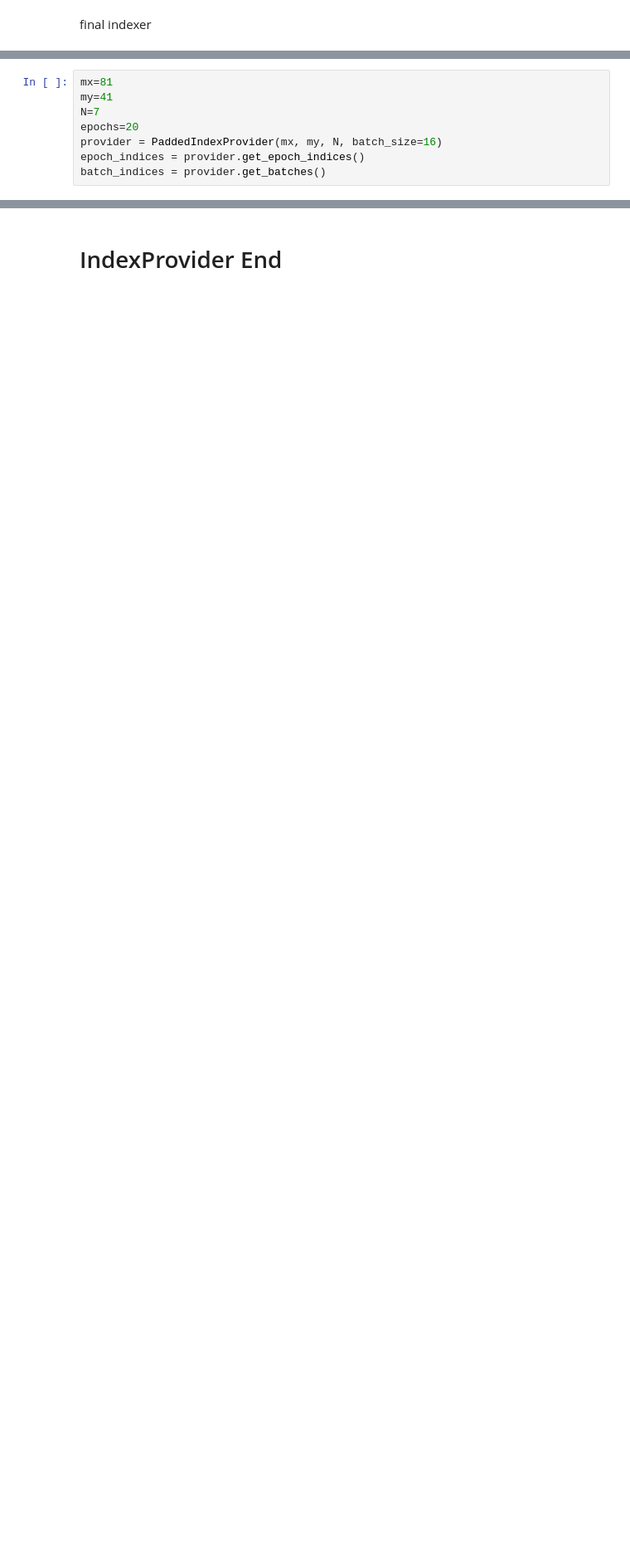
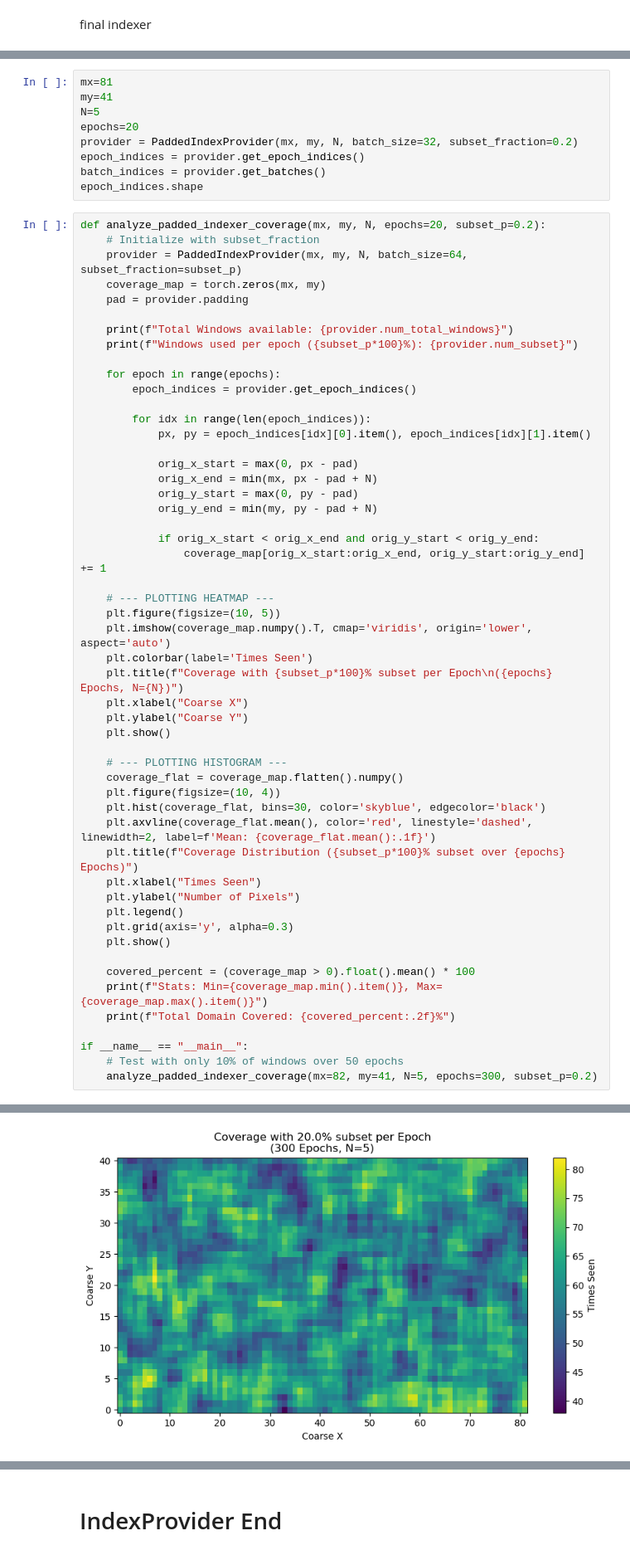
Before and after one commit to AMBehroozi/Flood_Neural_operator, a Jupyter notebook: moving_window.ipynb, the cells around one changed output, grey strips where cells are left out. Shown at 83% size. Drawn from its saved outputs; the diff is of its cells as text; blank space fills up the shorter version.

Commit message:
update index provider class

```diff
--- a/moving_window.ipynb
+++ b/moving_window.ipynb
@@ -56,8 +15,0 @@ class PaddedIndexProvider:
-# %%
-mx=81
-my=41
-N=7
-epochs=20
-provider = PaddedIndexProvider(mx, my, N, batch_size=16)
-epoch_indices = provider.get_epoch_indices()
-batch_indices = provider.get_batches()
@@ -106,0 +65,62 @@ Stats: Min=92.0, Max=128.0
+# %%
+mx=81
+my=41
+N=5
+epochs=20
+provider = PaddedIndexProvider(mx, my, N, batch_size=32, subset_fraction=0.2)
+epoch_indices = provider.get_epoch_indices()
+batch_indices = provider.get_batches()
+epoch_indices.shape
+# %%
+def analyze_padded_indexer_coverage(mx, my, N, epochs=20, subset_p=0.2):
+    # Initialize with subset_fraction
+    provider = PaddedIndexProvider(mx, my, N, batch_size=64, subset_fraction=subset_p)
+    coverage_map = torch.zeros(mx, my)
+    pad = provider.padding
+
+    print(f"Total Windows available: {provider.num_total_windows}")
+    print(f"Windows used per epoch ({subset_p*100}%): {provider.num_subset}")
+
+    for epoch in range(epochs):
+        epoch_indices = provider.get_epoch_indices()
+
+        for idx in range(len(epoch_indices)):
+            px, py = epoch_indices[idx][0].item(), epoch_indices[idx][1].item()
+
+            orig_x_start = max(0, px - pad)
+            orig_x_end = min(mx, px - pad + N)
+            orig_y_start = max(0, py - pad)
+            orig_y_end = min(my, py - pad + N)
+
+            if orig_x_start < orig_x_end and orig_y_start < orig_y_end:
+                coverage_map[orig_x_start:orig_x_end, orig_y_start:orig_y_end] += 1
+
+    # --- PLOTTING HEATMAP ---
+    plt.figure(figsize=(10, 5))
+    plt.imshow(coverage_map.numpy().T, cmap='viridis', origin='lower', aspect='auto')
+    plt.colorbar(label='Times Seen')
+    plt.title(f"Coverage with {subset_p*100}% subset per Epoch\n({epochs} Epochs, N={N})")
+    plt.xlabel("Coarse X")
+    plt.ylabel("Coarse Y")
+    plt.show()
+
+    # --- PLOTTING HISTOGRAM ---
+    coverage_flat = coverage_map.flatten().numpy()
+    plt.figure(figsize=(10, 4))
+    plt.hist(coverage_flat, bins=30, color='skyblue', edgecolor='black')
+    plt.axvline(coverage_flat.mean(), color='red', linestyle='dashed', linewidth=2, label=f'Mean: {coverage_flat.mean():.1f}')
+    plt.title(f"Coverage Distribution ({subset_p*100}% subset over {epochs} Epochs)")
+    plt.xlabel("Times Seen")
+    plt.ylabel("Number of Pixels")
+    plt.legend()
+    plt.grid(axis='y', alpha=0.3)
+    plt.show()
+
+    covered_percent = (coverage_map > 0).float().mean() * 100
+    print(f"Stats: Min={coverage_map.min().item()}, Max={coverage_map.max().item()}")
+    print(f"Total Domain Covered: {covered_percent:.2f}%")
+
+if __name__ == "__main__":
+    # Test with only 10% of windows over 50 epochs
+    analyze_padded_indexer_coverage(mx=82, my=41, N=5, epochs=300, subset_p=0.2)
+# %% [output]
@@ -106,0 +129 @@ Stats: Min=92.0, Max=128.0
+[figure, added]
```
Also changed, not shown: parts of 6 cells of this notebook, 1 other file.
